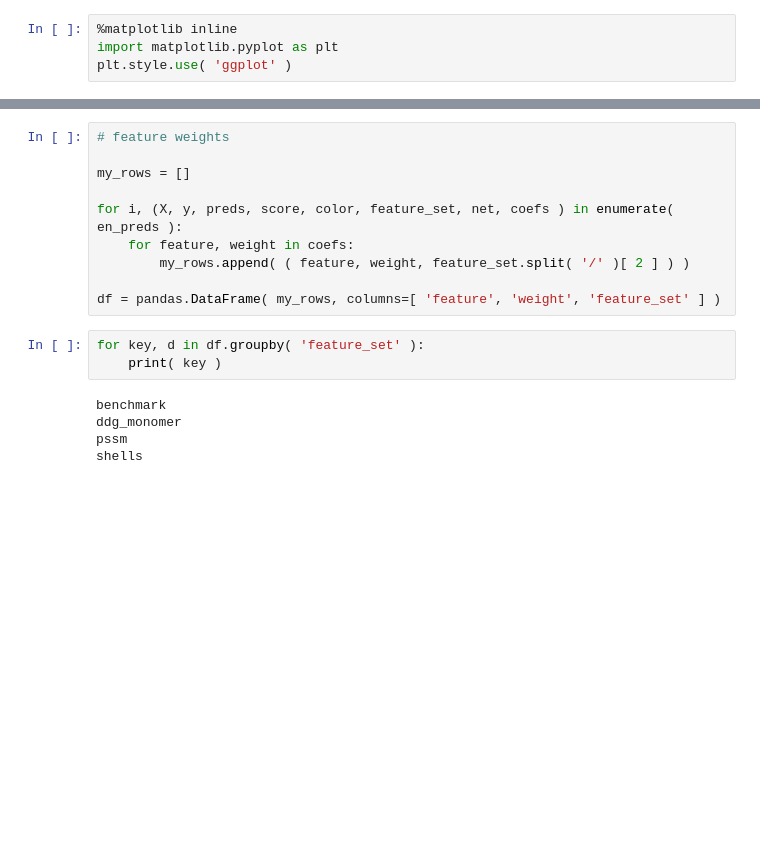
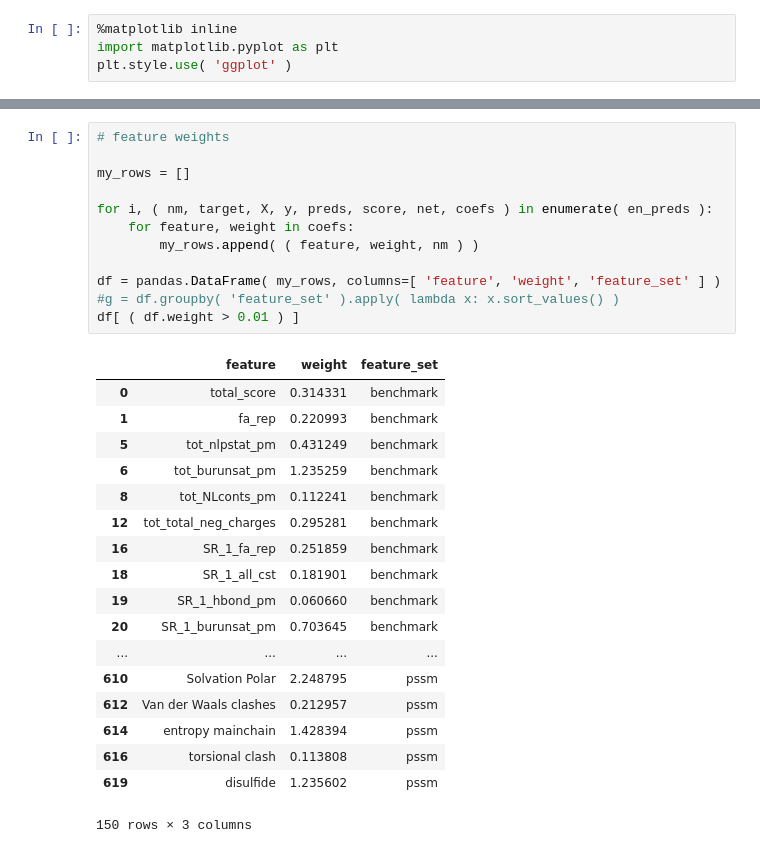
Before and after one commit to dacarlin/bagel-benchmark, a Jupyter notebook: machine_learning/elastic_net.ipynb, the cells around one changed output, grey strips where cells are left out. Saved outputs shown, nothing was run; the diff lists cells and outputs as text; blank space fills up the shorter version.

```diff
--- a/machine_learning/elastic_net.ipynb
+++ b/machine_learning/elastic_net.ipynb
@@ -76,18 +61,31 @@ plt.show()
 # %%
 # feature weights
 
 my_rows = []
 
-for i, (X, y, preds, score, color, feature_set, net, coefs ) in enumerate( en_preds ):
+for i, ( nm, target, X, y, preds, score, net, coefs ) in enumerate( en_preds ):
     for feature, weight in coefs:
-        my_rows.append( ( feature, weight, feature_set.split( '/' )[ 2 ] ) )
+        my_rows.append( ( feature, weight, nm ) )
 
 df = pandas.DataFrame( my_rows, columns=[ 'feature', 'weight', 'feature_set' ] )
+#g = df.groupby( 'feature_set' ).apply( lambda x: x.sort_values() )
+df[ ( df.weight > 0.01 ) ]
+# %% [output]
+|  | feature | weight | feature_set |
+| 0 | total_score | 0.314331 | benchmark |
+| 1 | fa_rep | 0.220993 | benchmark |
+| 5 | tot_nlpstat_pm | 0.431249 | benchmark |
+| 6 | tot_burunsat_pm | 1.235259 | benchmark |
+| 8 | tot_NLconts_pm | 0.112241 | benchmark |
+| 12 | tot_total_neg_charges | 0.295281 | benchmark |
+| 16 | SR_1_fa_rep | 0.251859 | benchmark |
+| 18 | SR_1_all_cst | 0.181901 | benchmark |
+| 19 | SR_1_hbond_pm | 0.060660 | benchmark |
+| 20 | SR_1_burunsat_pm | 0.703645 | benchmark |
+| ... | ... | ... | ... |
+| 610 | Solvation Polar | 2.248795 | pssm |
+| 612 | Van der Waals clashes | 0.212957 | pssm |
+| 614 | entropy mainchain | 1.428394 | pssm |
+| 616 | torsional clash | 0.113808 | pssm |
+| 619 | disulfide | 1.235602 | pssm |
+150 rows × 3 columns
-# %%
-for key, d in df.groupby( 'feature_set' ):
-    print( key )
-# %% [output]
-benchmark
-ddg_monomer
-pssm
-shells
```
Also changed, not shown: parts of 10 cells of this notebook, 1 other file.
